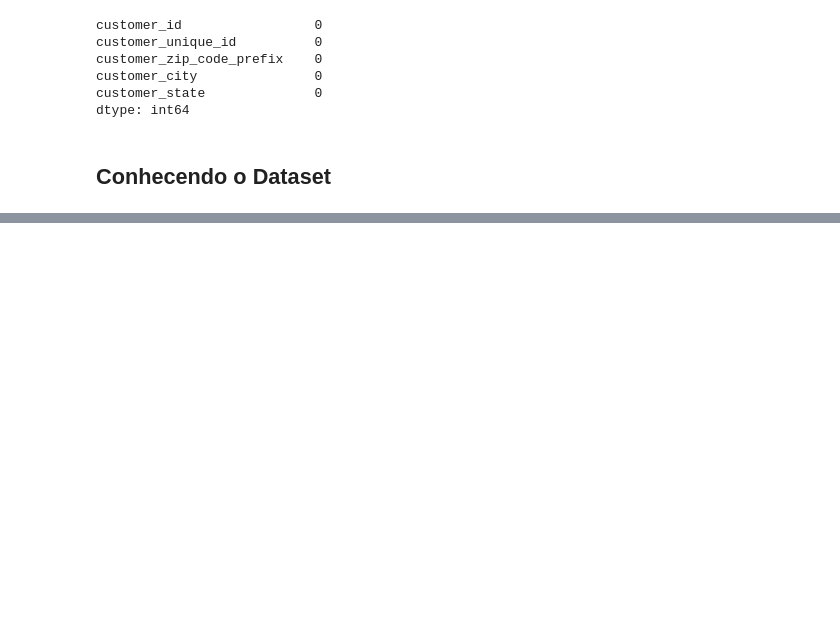
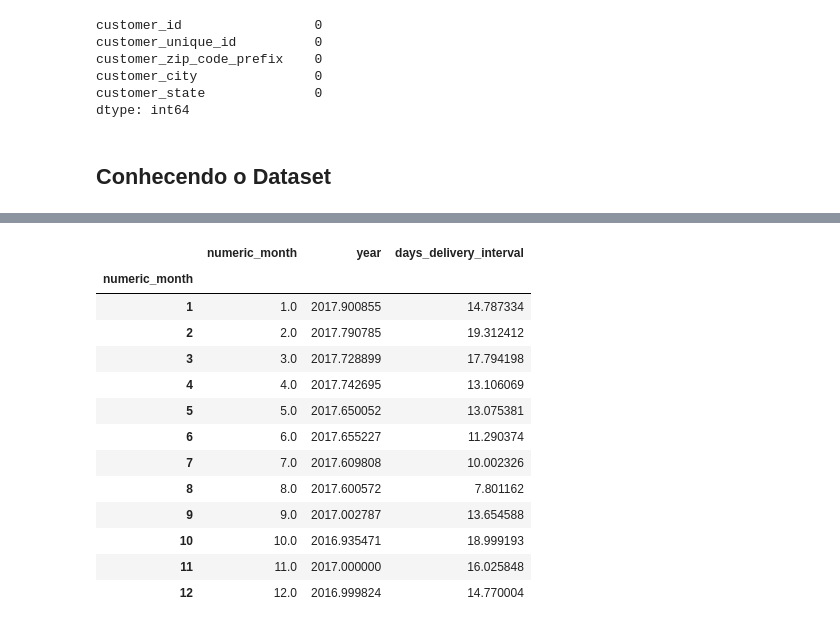
Before and after one commit to vf-fontes/intro-cd, a Jupyter notebook: 20200930_Olist.ipynb, the cells around one changed output, grey strips where cells are left out. Saved outputs shown, nothing was run; the diff lists cells and outputs as text; code cells hidden in the pictures; blank space fills up the shorter version.

```diff
--- a/20200930_Olist.ipynb
+++ b/20200930_Olist.ipynb
@@ -145,0 +586,4 @@ gitly.show(fig)
+# %%
+for coluna in lista_colunas_datas:
+    df_compras_dt[coluna] = pd.to_datetime( df_compras[coluna], format='%Y-%m-%d')
+df_compras_dt.head(3)
@@ -145,0 +643,3 @@ gitly.show(fig)
+# %%
+df_compras_dt['delivery_interval'] = df_compras_dt.order_delivered_customer_date - df_compras_dt.order_purchase_timestamp
+df_compras_dt.head(3)
@@ -145,0 +651,5 @@ gitly.show(fig)
+# %%
+df_compras_dt['numeric_month'] =  df_compras_dt.order_purchase_timestamp.dt.month
+df_compras_dt['month'] =  df_compras_dt.order_purchase_timestamp.dt.month_name()
+df_compras_dt['year'] =  df_compras_dt.order_purchase_timestamp.dt.year
+df_compras_dt.head(3)
@@ -145,0 +661,3 @@ gitly.show(fig)
+# %%
+df_compras_dt['days_delivery_interval'] = df_compras_dt.delivery_interval.dt.days
+df_compras_dt.head(3)
@@ -145,0 +669,18 @@ gitly.show(fig)
+# %%
+df_compras_mes =  df_compras_dt[['numeric_month','year','days_delivery_interval' ]].groupby( by='numeric_month' ).apply(np.mean)
+df_compras_mes
+# %% [output]
+|  | numeric_month | year | days_delivery_interval |
+| numeric_month |  |  |  |
+| 1 | 1.0 | 2017.900855 | 14.787334 |
+| 2 | 2.0 | 2017.790785 | 19.312412 |
+| 3 | 3.0 | 2017.728899 | 17.794198 |
+| 4 | 4.0 | 2017.742695 | 13.106069 |
+| 5 | 5.0 | 2017.650052 | 13.075381 |
+| 6 | 6.0 | 2017.655227 | 11.290374 |
+| 7 | 7.0 | 2017.609808 | 10.002326 |
+| 8 | 8.0 | 2017.600572 | 7.801162 |
+| 9 | 9.0 | 2017.002787 | 13.654588 |
+| 10 | 10.0 | 2016.935471 | 18.999193 |
+| 11 | 11.0 | 2017.000000 | 16.025848 |
+| 12 | 12.0 | 2016.999824 | 14.770004 |
```
Also changed, not shown: parts of 98 cells of this notebook.
